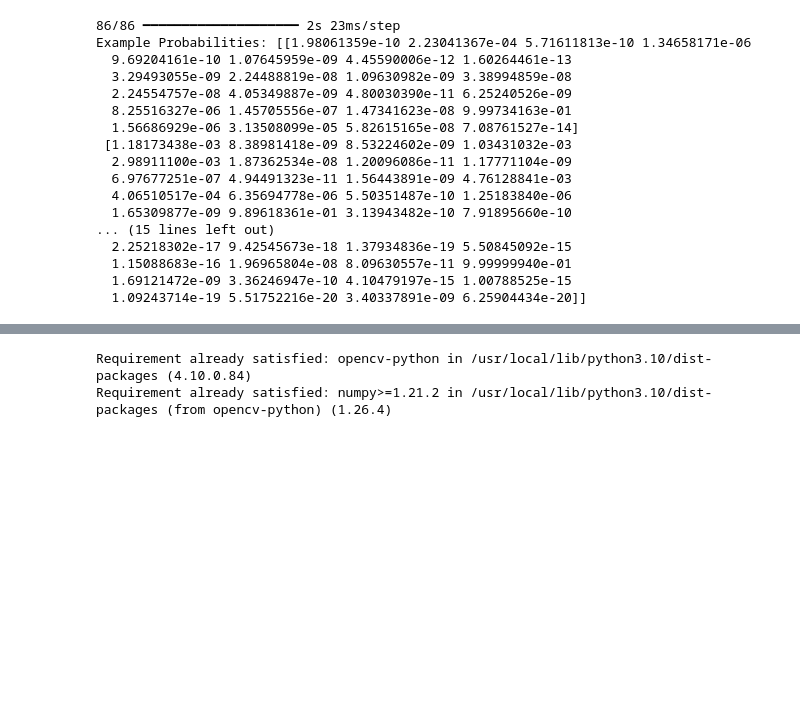
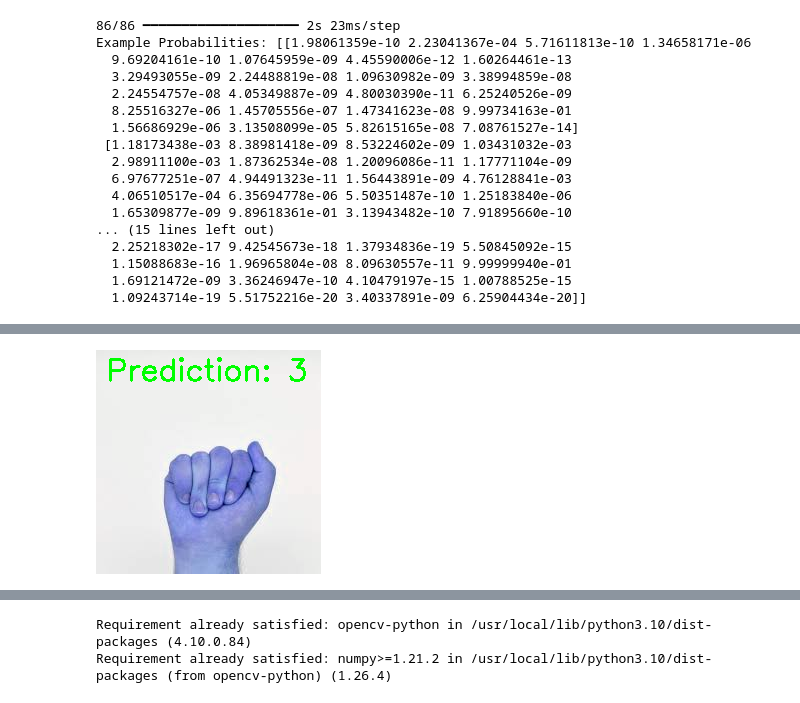
Before and after one commit to LithiraHettiarachchi/gestureRecognitionCNN, a Jupyter notebook: Gesture_Recognition_MNIST.ipynb, the cells around one changed output, grey strips where cells are left out. Cells and saved outputs as stored; diff of their text form; code cells hidden in the pictures; blank space fills up the shorter version.

Commit message:
Model update - file upload and test

```diff
--- a/Gesture_Recognition_MNIST.ipynb
+++ b/Gesture_Recognition_MNIST.ipynb
@@ -374,3 +374,6 @@ Example Probabilities: [[1.98061359e-10 2.23041367e-04 5.71611813e-10 1.34658171
   1.15088683e-16 1.96965804e-08 8.09630557e-11 9.99999940e-01
   1.69121472e-09 3.36246947e-10 4.10479197e-15 1.00788525e-15
   1.09243714e-19 5.51752216e-20 3.40337891e-09 6.25904434e-20]]
+# %%
+from google.colab import files
+uploaded = files.upload()
@@ -376,0 +383,26 @@ Example Probabilities: [[1.98061359e-10 2.23041367e-04 5.71611813e-10 1.34658171
+# %%
+from PIL import Image
+import cv2
+
+# Load the image
+image_path = list(uploaded.keys())[0]
+image = Image.open(image_path)
+image = np.array(image)
+
+# Preprocess the image
+gray = cv2.cvtColor(image, cv2.COLOR_BGR2GRAY)
+gray = cv2.resize(gray, (28, 28))
+gray = gray.reshape(1, 28, 28, 1)
+gray = gray / 255.0  # Normalize
+
+# Perform Prediction
+prediction = model.predict(gray)
+predicted_class = np.argmax(prediction)
+
+# Display the result
+print(f'Predicted Class: {predicted_class}')
+
+# Show the image with prediction
+cv2.putText(image, f'Prediction: {predicted_class}', (10, 30), cv2.FONT_HERSHEY_SIMPLEX, 1, (0, 255, 0), 2)
+cv2_imshow(image)
+# %% [output]
@@ -376,0 +411 @@ Example Probabilities: [[1.98061359e-10 2.23041367e-04 5.71611813e-10 1.34658171
+[figure, added]
```
Also changed, not shown: parts of 8 cells of this notebook.
